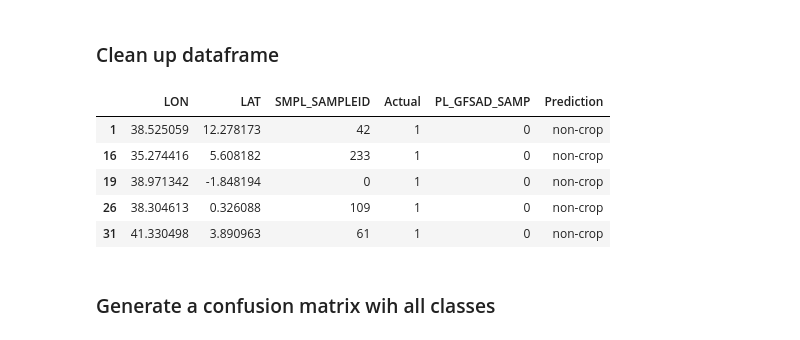
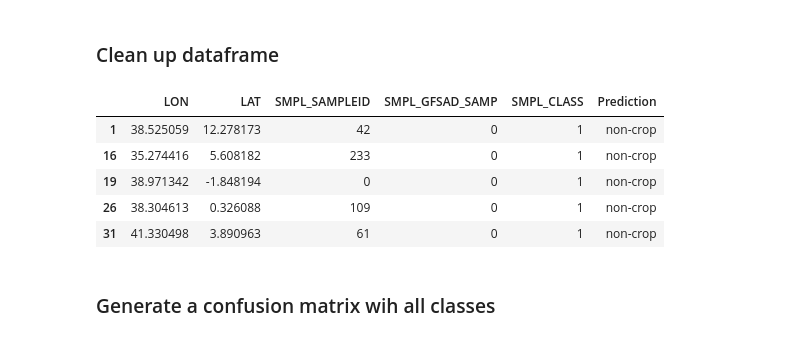
Before and after one commit to fivejjs/deafrica-sandbox-notebooks, a Jupyter notebook: crop_mask/reference_data_quality_assessment.ipynb, the cells around one changed output. Cells and saved outputs as stored; diff of their text form; code cells hidden in the pictures.

```diff
--- a/crop_mask/reference_data_quality_assessment.ipynb
+++ b/crop_mask/reference_data_quality_assessment.ipynb
@@ -29,22 +29,22 @@ df = pd.read_csv(csv)
 ### Clean up dataframe
 # %%
 #only grab useful columns
-df = df[['LON', 'LAT', 'SMPL_SAMPLEID', 'SMPL_GFSAD_SAMP', 'GFSAD_CLASS', 'IS THE SAMPLE AREA ENTIRELY: CROP, NON-CROP, MIXED, OR UNSURE?']]
+df = df[['LON', 'LAT', 'SMPL_SAMPLEID', 'SMPL_GFSAD_SAMP','SMPL_CLASS','IS THE SAMPLE AREA ENTIRELY: CROP, NON-CROP, MIXED, OR UNSURE?']]
 
 #rename columns
 df = df.rename(columns={'IS THE SAMPLE AREA ENTIRELY: CROP, NON-CROP, MIXED, OR UNSURE?':'Prediction',
                         'SMPL_GFSAD_CLASS':'Actual'})
 
 #remove nan rows
 df = df.dropna()
 df.head()
 # %% [output]
-|  | LON | LAT | SMPL_SAMPLEID | Actual | PL_GFSAD_SAMP | Prediction |
-| 1 | 38.525059 | 12.278173 | 42 | 1 | 0 | non-crop |
-| 16 | 35.274416 | 5.608182 | 233 | 1 | 0 | non-crop |
-| 19 | 38.971342 | -1.848194 | 0 | 1 | 0 | non-crop |
-| 26 | 38.304613 | 0.326088 | 109 | 1 | 0 | non-crop |
-| 31 | 41.330498 | 3.890963 | 61 | 1 | 0 | non-crop |
+|  | LON | LAT | SMPL_SAMPLEID | SMPL_GFSAD_SAMP | SMPL_CLASS | Prediction |
+| 1 | 38.525059 | 12.278173 | 42 | 0 | 1 | non-crop |
+| 16 | 35.274416 | 5.608182 | 233 | 0 | 1 | non-crop |
+| 19 | 38.971342 | -1.848194 | 0 | 0 | 1 | non-crop |
+| 26 | 38.304613 | 0.326088 | 109 | 0 | 1 | non-crop |
+| 31 | 41.330498 | 3.890963 | 61 | 0 | 1 | non-crop |
 # %% [markdown]
 ### Generate a confusion matrix wih all classes
 # %%
```
Also changed, not shown: parts of 2 cells of this notebook, 1 other file.
